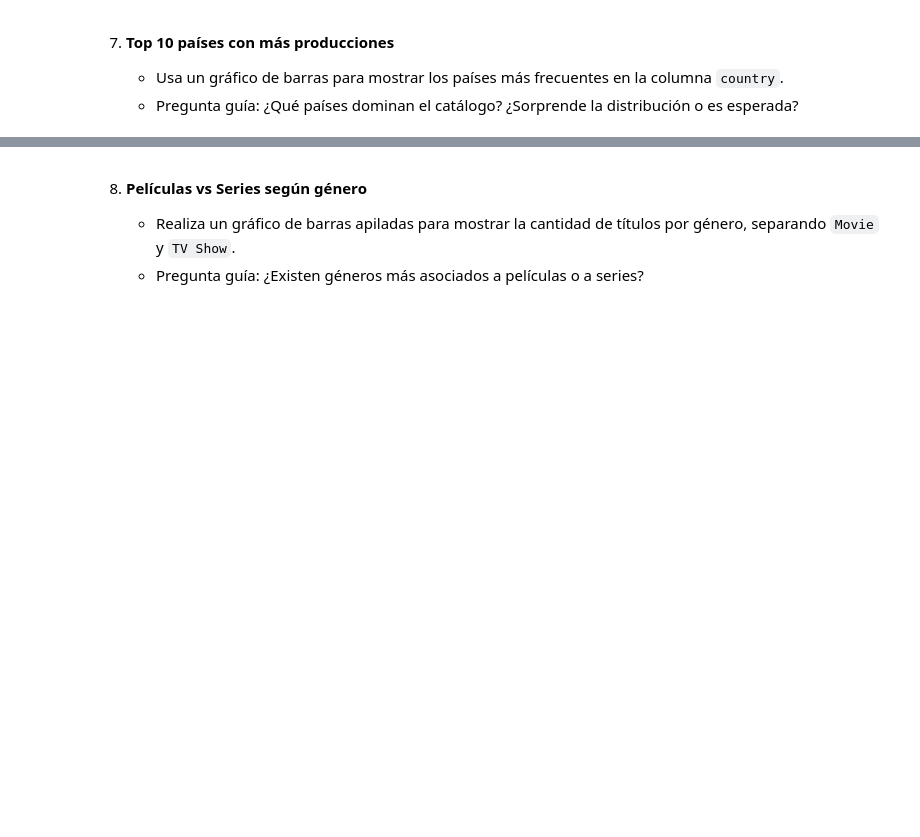
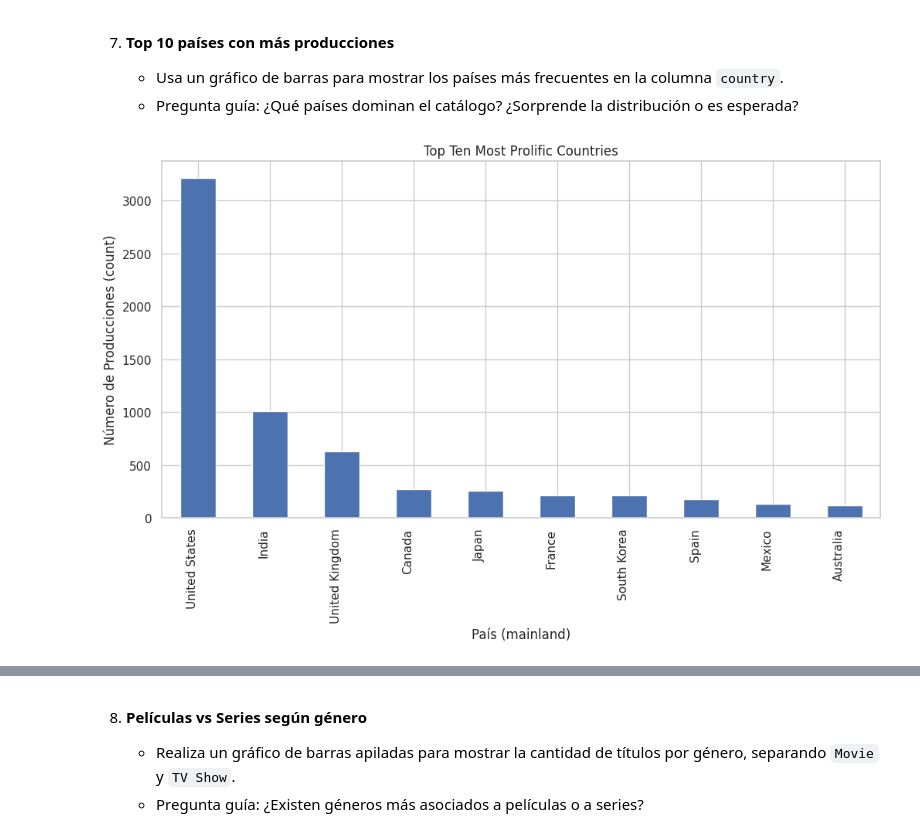
Before and after one commit to Nolberto-Rivera/MAT306-EntregablesNRivera, a Jupyter notebook: docs/labs/lab_05.ipynb, the cells around one changed output, grey strips where cells are left out. Cells and saved outputs as stored; diff of their text form; code cells hidden in the pictures; blank space fills up the shorter version.

```diff
--- a/docs/labs/lab_05.ipynb
+++ b/docs/labs/lab_05.ipynb
@@ -345,0 +344,25 @@ Sobre la variabilidad (analizando el ancho de las barras de error, y la cantidad
+# %%
+# Una misma película puede tener más de un país en la columna 'country'
+
+# (1) Una solución a esto es explotar la columna
+#df_countries['country'] = ['country'].str.split(', ')
+#df_country = country_df.explode('country')
+
+# (2) Otra, asumir (ojalá no erradamente) que el primer país enumerado tiene más peso que el resto
+df['mainland'] = df['country'].str.split(',').str[0]
+
+#    Coménte-se 1 línea  bajo (2) y
+# descoméntense 2 líneas bajo (1)
+# para seleccionar, en vez de (2), como se hace aquí,
+#                   la opción (1)
+
+plt.figure(figsize=(12, 6))
+df['mainland'].value_counts().head(10).plot(kind='bar')
+plt.title('Top Ten Most Prolific Countries')
+plt.xlabel('País (mainland)')
+plt.ylabel('Número de Producciones (count)')
+plt.xticks(rotation=90, ha='right')
+#plt.tight_layout()
+plt.show()
+# %% [output]
+[figure, added]
```
Also changed, not shown: parts of 6 cells of this notebook.
